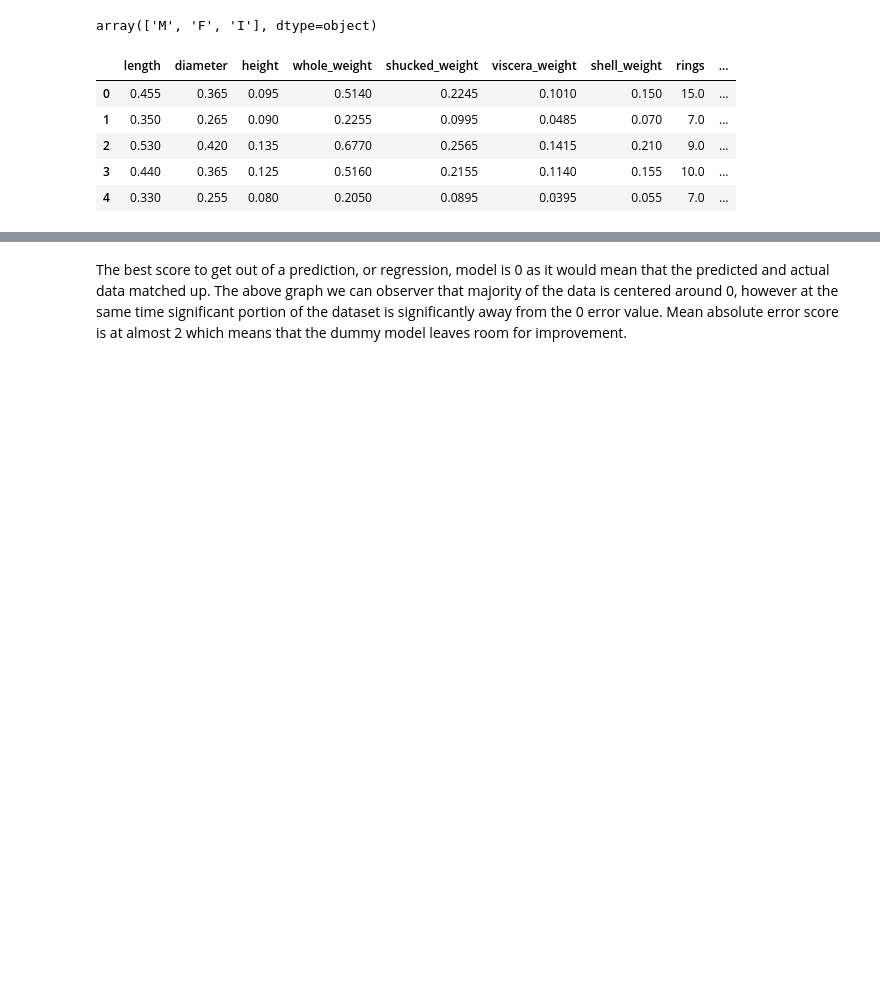
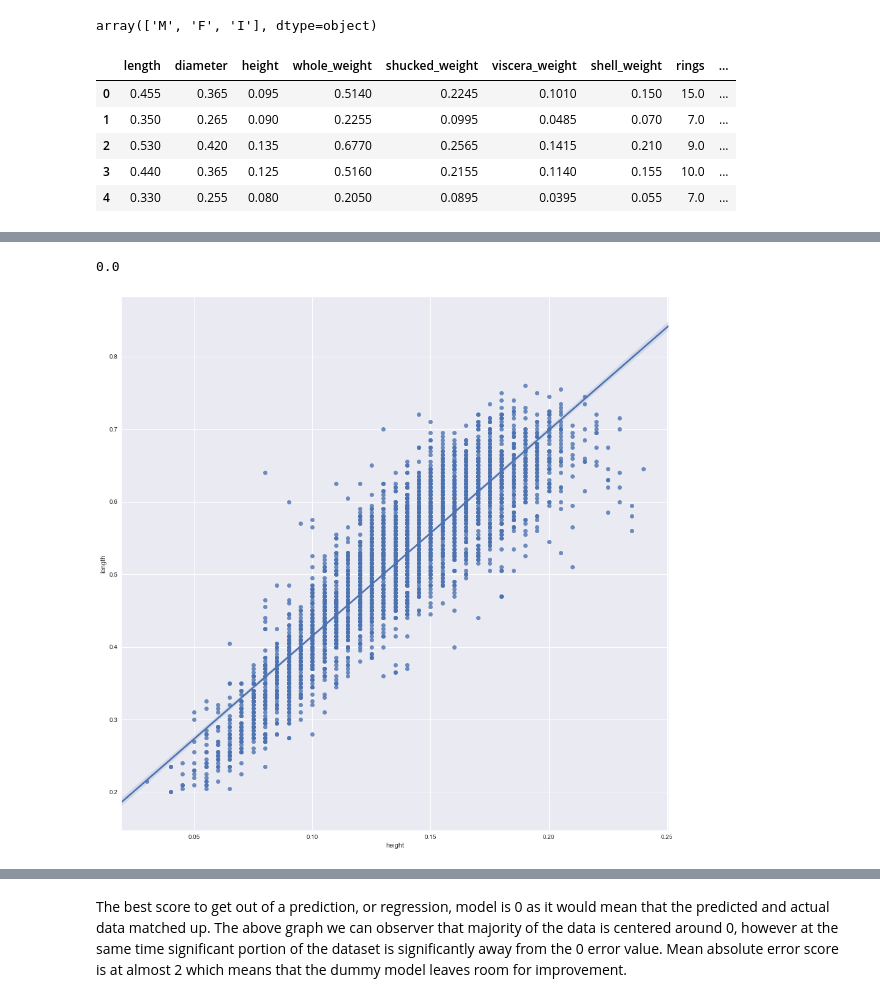
Before and after one commit to viciouspetal/data-analytics-notebook, a Jupyter notebook: Assignment workbook.ipynb, the cells around one changed output, grey strips where cells are left out. Saved outputs shown, nothing was run; the diff lists cells and outputs as text; code cells hidden in the pictures; blank space fills up the shorter version.

```diff
--- a/Assignment workbook.ipynb
+++ b/Assignment workbook.ipynb
@@ -596,3 +601,13 @@ Standard deviation of the error: 2.337150
+# %%
+model.fit(X,y)
+model.score(X,y)
+# %% [output]
+0.0
+# %%
+sb.regplot(x="height", y="length", data=X, fit_reg=True);
+plt.savefig(default_figure_out_path+'linear_reg_graph_height_rings_dummy'+default_figure_ext)
+# %% [output]
+[figure, added]
 # %%
 # checking if increasing the number of k-folds will change the values
 X = df.drop('rings', axis='columns')  # X = features
```
Also changed, not shown: parts of 13 cells of this notebook.
